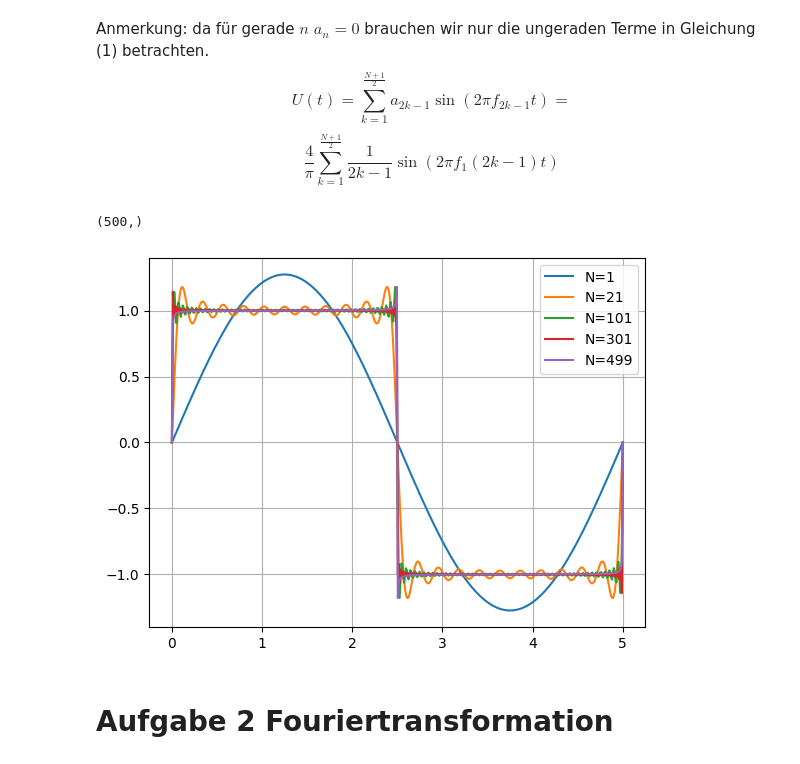
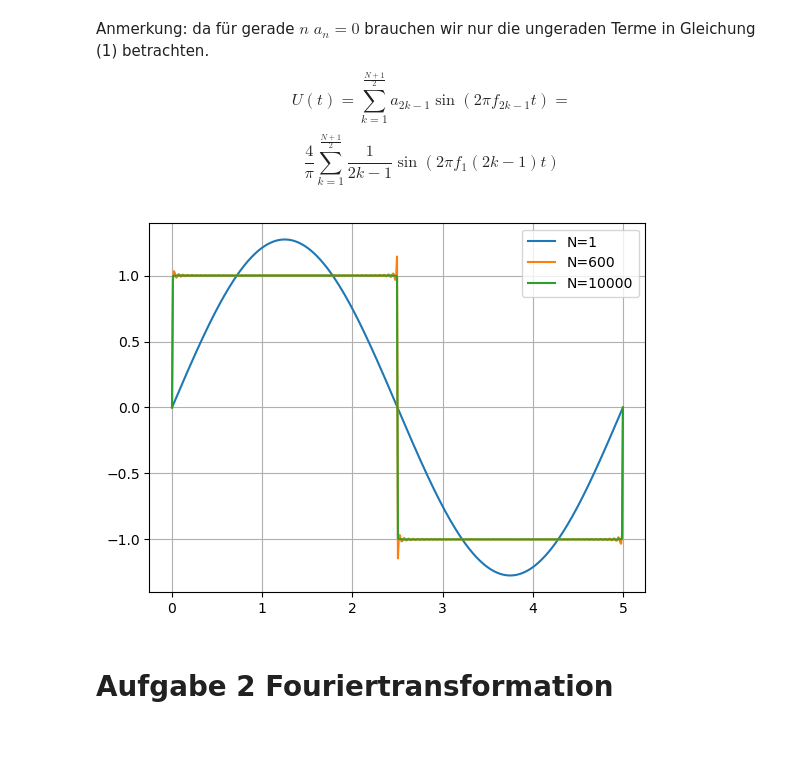
Before and after one commit to nundee/PatuAufgaben, a Jupyter notebook: Woche6/Aufgabenblatt _6.ipynb, the cells around one changed output. Drawn from its saved outputs; the diff is of its cells as text; code cells hidden in the pictures.

```diff
--- a/Woche6/Aufgabenblatt _6.ipynb
+++ b/Woche6/Aufgabenblatt _6.ipynb
@@ -34,8 +30,8 @@ Dieses Prinzip wollen wir in der ersten Aufgabe veranschaulichen, indem wir eine
 Laden Sie den Datensatz `square.txt` und plotten Sie ihn. Er beinhaltet die erste Periode eines Rechtecksignals zusammen mit der dazugehörigen Zeitachse.
 # %%
 square=np.loadtxt('square.txt')
-tm,voltage=square[0,:],square[1,:]
-plt.plot(tm,voltage)
+t1,voltage1=square[0,:],square[1,:]
+plt.plot(t1,voltage1)
 plt.xlabel('Time (s)')
 plt.ylabel('Voltage (V)')
 plt.grid()
@@ -59,24 +55,20 @@ Schreiben Sie eine Funktion, die die Summe in Gleichung (1) berechnet, wobei als
 Anmerkung: da für gerade $n$ $a_n=0$ brauchen wir nur die ungeraden Terme in Gleichung (1) betrachten.
 $$ U(t) = \sum_{k=1}^{\frac{N+1}{2}} a_{2k-1} \sin(2\pi f_{2k-1} t) = $$
 $$ \frac{4}{\pi} \sum_{k=1}^{\frac{N+1}{2}} \frac{1}{2k-1} \sin(2\pi f_1 (2k-1) t) $$
-# %%
-tm.shape
-# %% [output]
-(500,)
 # %%
-f1=1.0/tm[-1]
+f1=1.0/(t1[-1]-t1[0])
 def Ut(t,N):
     if N%2==0:
         N-=1
     maxK=int((N+1)/2)
     return 4/np.pi*np.sum(np.vstack([1/(2*k-1)*np.sin(2*np.pi*f1*(2*k-1)*t) for k in range(1,maxK+1)]),axis=0)
 
-for N in [1, 21, 101, 301, 499]:
-    plt.plot(tm,Ut(tm,N),label=f'N={N}')
+for N in [1, 600, 10000]:#[1, 21, 101, 301, 499]:
+    plt.plot(t1,Ut(t1,N),label=f'N={N}')
 plt.legend()
 plt.grid()
 # %% [output]
-[figure, old version]
+[figure, new version]
 # %% [markdown]
 #  Aufgabe 2 Fouriertransformation
 # %% [markdown]
```
Also changed, not shown: parts of 6 cells of this notebook, 1 other file.
